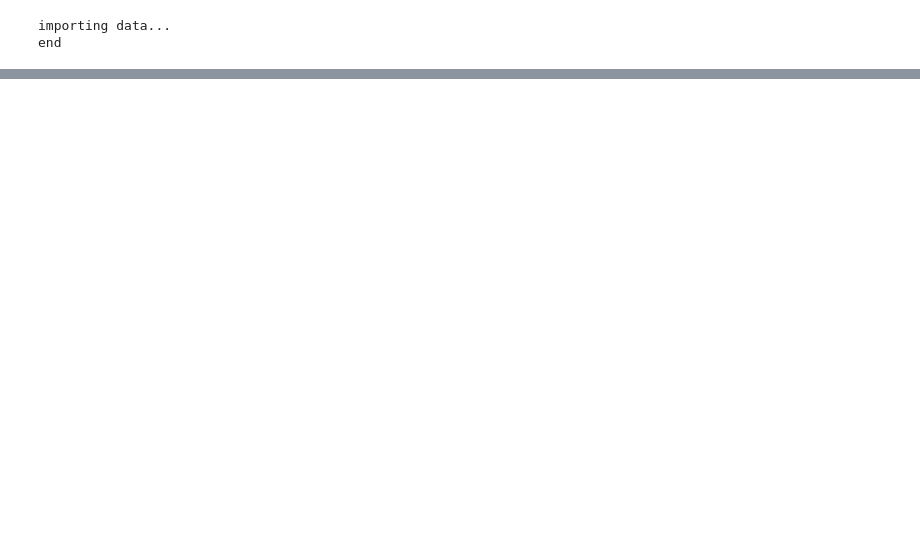
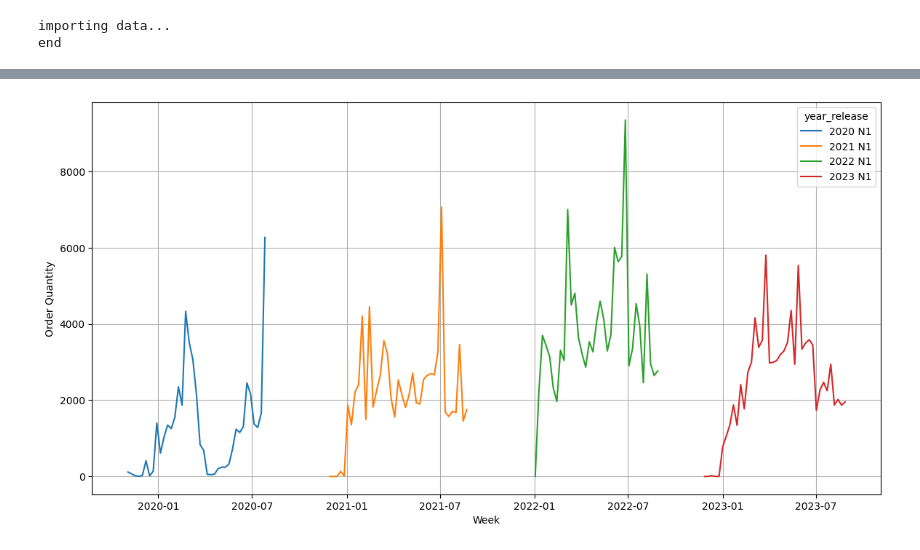
Before and after one commit to MottaDavide/tesi_tommy, a Jupyter notebook: notebook/visualization.ipynb, the cells around one changed output, grey strips where cells are left out. Saved outputs shown, nothing was run; the diff lists cells and outputs as text; code cells hidden in the pictures; blank space fills up the shorter version.

Commit message:
# prophet

```diff
--- a/notebook/visualization.ipynb
+++ b/notebook/visualization.ipynb
@@ -11,3 +19,7 @@ ImportError: cannot import name 'group' from 'cleaning' (/Users/mottad/Library/C
+# %%
+# HYPER
+AREA = 'NORAME'
+RELEASE = 'N1'
 # %%
 df = import_data()
 # %% [output]
@@ -31,0 +71,95 @@ df
+# %%
+df_temp = df.groupby(by = ['year_week', 'exit', 'brand', 'area_dedalo', 'year_release'], as_index=False)['order_quantity'].sum()
+# %%
+dict_rel = {
+    'AD': 'N1',
+    'M1': 'N2',
+    'M2': 'SS'
+}
+
+df_temp['year_release'] = df_temp['year_release'].replace(dict_rel, regex=True)
+df_temp['release'] = df_temp['year_release'].str[-2:]
+# %%
+for brand in ['RB','OO','RX','VO','PR','EA','DG']:
+
+    brand = brand
+    area = AREA
+    release = RELEASE
+
+    print("*"*20)
+    print(brand)
+    print(area)
+    print(release)
+    print("*"*20)
+    df_trial = df_temp.query("brand == @brand and area_dedalo == @area and release == @release")
+
+    df_trial['year_week'] = df_trial['year_week'].apply(yearweek_to_datetime)
+
+    df_filtered = df_trial[df_trial.apply(filter_dates, axis=1)]
+
+
+    df_plot = df_filtered.copy()
+    # Set the 'year_week' column as the DataFrame index
+
+    df_filtered = df_filtered.groupby(by = 'year_week', as_index=False)['order_quantity'].sum()
+    df_ts = df_filtered.set_index('year_week')
+
+
+    # Resample the data to have a weekly frequency
+    df_weekly = df_ts['order_quantity'].resample('W').sum()
+
+    # Now plot the time series
+
+
+    plt.figure(figsize=(14, 7))
+    sns.lineplot(data = df_plot,  x = 'year_week', y = 'order_quantity', hue = 'year_release')
+    plt.xlabel('Week')
+    plt.ylabel('Order Quantity')
+    plt.grid(True)
+    plt.show()
+
+
+
+
+
+    # Split the data into a training set and a testing set
+    train_size = int(len(df_weekly) * 0.785)
+    train = df_weekly.iloc[:train_size].reset_index().rename(columns={'year_week': 'ds', 'order_quantity': 'y'})
+    test = df_weekly.iloc[train_size:].reset_index().rename(columns={'year_week': 'ds', 'order_quantity': 'y'})
+
+    # Initialize the Prophet model
+    model = Prophet()
+
+    # Fit the model with the training set
+    model.fit(train)
+
+    # Create a DataFrame with future dates for forecasting based on the testing set
+    future = test.drop(columns='y')
+
+    # Make predictions on the testing set dates
+    forecast = model.predict(future)
+
+    # Plot the forecast and the actual values
+    fig, ax = plt.subplots(figsize=(10, 6))
+    model.plot(forecast, ax=ax)
+    ax.plot(test['ds'], test['y'], 'r.', label='Actual')
+    plt.legend()
+    plt.show()
+
+    # Calculate performance metrics
+    test['forecast'] = forecast['yhat'].values
+    mae = mean_absolute_error(test['y'], test['forecast'])
+    mse = mean_squared_error(test['y'], test['forecast'])
+    rmse = sqrt(mse)
+    wmape_val = wmape(test['y'], test['forecast'])
+    smape_value = smape(test['y'], test['forecast'])
+
+    print(f'Mean Absolute Error (MAE): {mae:.2f}')
+    print(f'Mean Squared Error (MSE): {mse:.2f}')
+    print(f'Root Mean Squared Error (RMSE): {rmse:.2f}')
+    print(f'Symmetric Mean Absolute Percentage Error (SMAPE): {smape_value:.2f}%')
+    print(f'WMAPE: {wmape_val:.2f}%')
+    print(f'Total Aboslute Percentage Error: {(np.abs(test.forecast.sum() - test.y.sum())/test.y.sum())*100:.2f}% ')
+
+    print()
+# %% [output]
@@ -31,0 +176 @@ df
+[figure, added]
```
Also changed, not shown: parts of 4 cells of this notebook, 3 other files.
